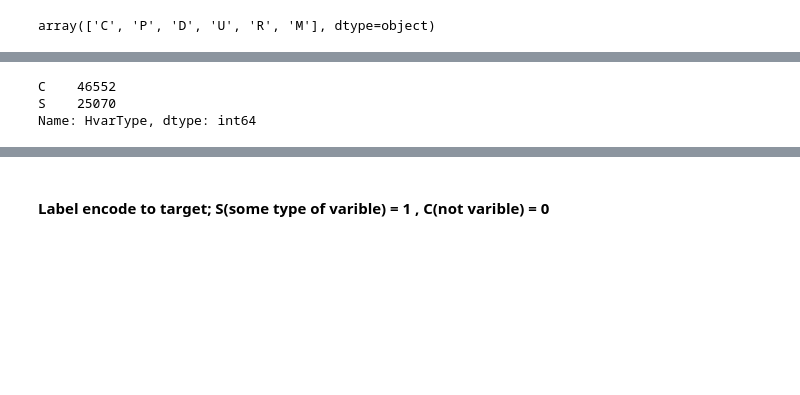
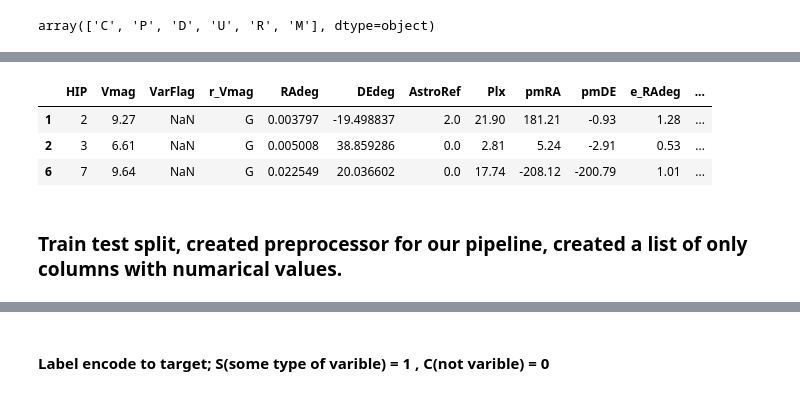
Before and after one commit to CoopaM/Star-Project, a Jupyter notebook: Rew's Draft Notebook.ipynb, the cells around one changed output, grey strips where cells are left out. Cells and saved outputs as stored; diff of their text form; code cells hidden in the pictures; blank space fills up the shorter version.

```diff
--- a/Rew's Draft Notebook.ipynb
+++ b/Rew's Draft Notebook.ipynb
@@ -59,0 +191,2 @@ df_2.loc[df_2['HvarType'].isin(['P', 'D', 'U', 'R', 'M']), 'HvarType'] = 'S'
+# %%
+df_2['r_SpType'] = df_2['r_SpType'].replace((dict.fromkeys(['1','2','3','4'], 'M' )))
@@ -59,0 +196,9 @@ df_2.loc[df_2['HvarType'].isin(['P', 'D', 'U', 'R', 'M']), 'HvarType'] = 'S'
+# %%
+catCols = [
+ 'r_Vmag',
+ 'r_B-V',
+ 'HvarType',
+ 'Qual',
+ 'Notes',
+ 'r_SpType']
+catCols
@@ -59,0 +249,8 @@ df_2.loc[df_2['HvarType'].isin(['P', 'D', 'U', 'R', 'M']), 'HvarType'] = 'S'
+# %%
+df_2 = df_2.drop(columns=[col for col in df_2 if col not in used_cols])
+df_2.head(3)
+# %% [output]
+|  | HIP | Vmag | VarFlag | r_Vmag | RAdeg | DEdeg | AstroRef | Plx | pmRA | pmDE | e_RAdeg | ... |
+| 1 | 2 | 9.27 | NaN | G | 0.003797 | -19.498837 | 2.0 | 21.90 | 181.21 | -0.93 | 1.28 | ... |
+| 2 | 3 | 6.61 | NaN | G | 0.005008 | 38.859286 | 0.0 | 2.81 | 5.24 | -2.91 | 0.53 | ... |
+| 6 | 7 | 9.64 | NaN | G | 0.022549 | 20.036602 | 0.0 | 17.74 | -208.12 | -200.79 | 1.01 | ... |
@@ -60,9 +261,5 @@ df_2.loc[df_2['HvarType'].isin(['P', 'D', 'U', 'R', 'M']), 'HvarType'] = 'S'
+# %% [markdown]
+### Train test split, created preprocessor for our pipeline, created a list of only columns with numarical values.
 # %%
 X = df_2.drop(columns='HvarType')
 y = df_2['HvarType']
-# %%
-df_2['HvarType'].value_counts()
-# %% [output]
-C    46552
-S    25070
-Name: HvarType, dtype: int64
```
Also changed, not shown: parts of 84 cells of this notebook.
